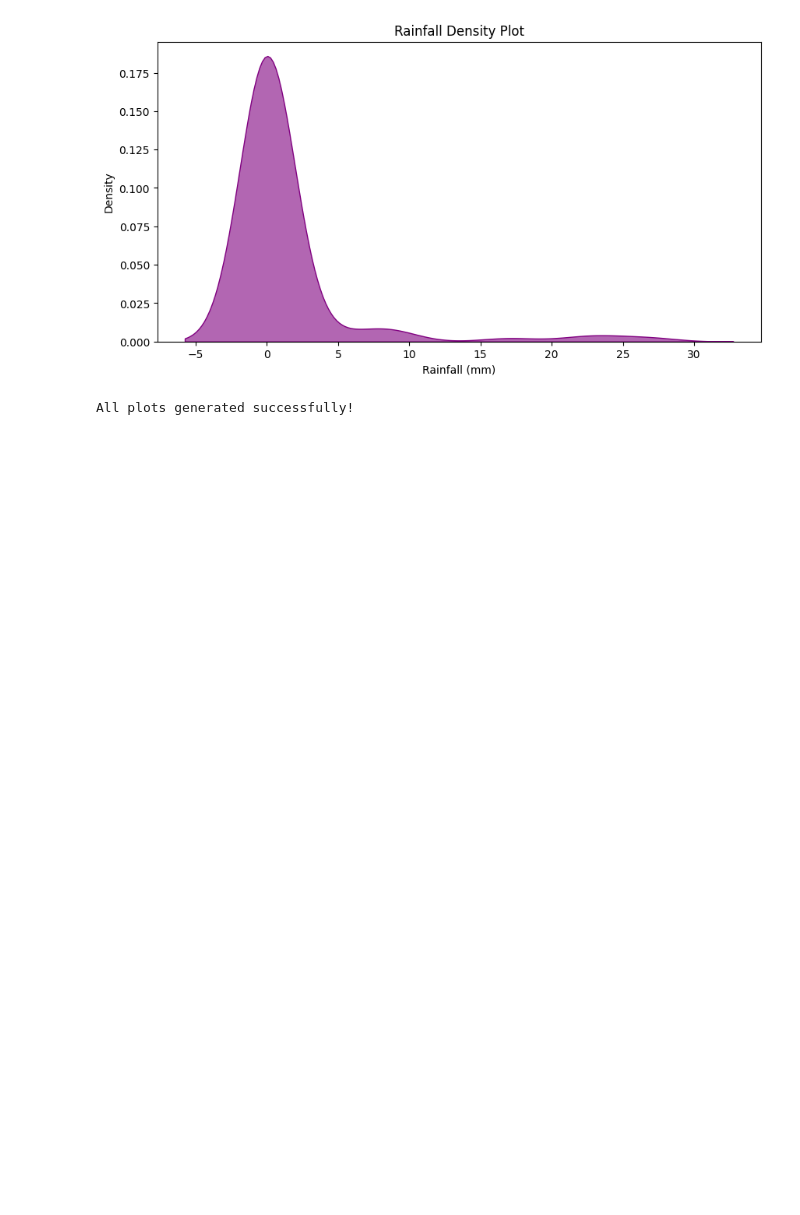
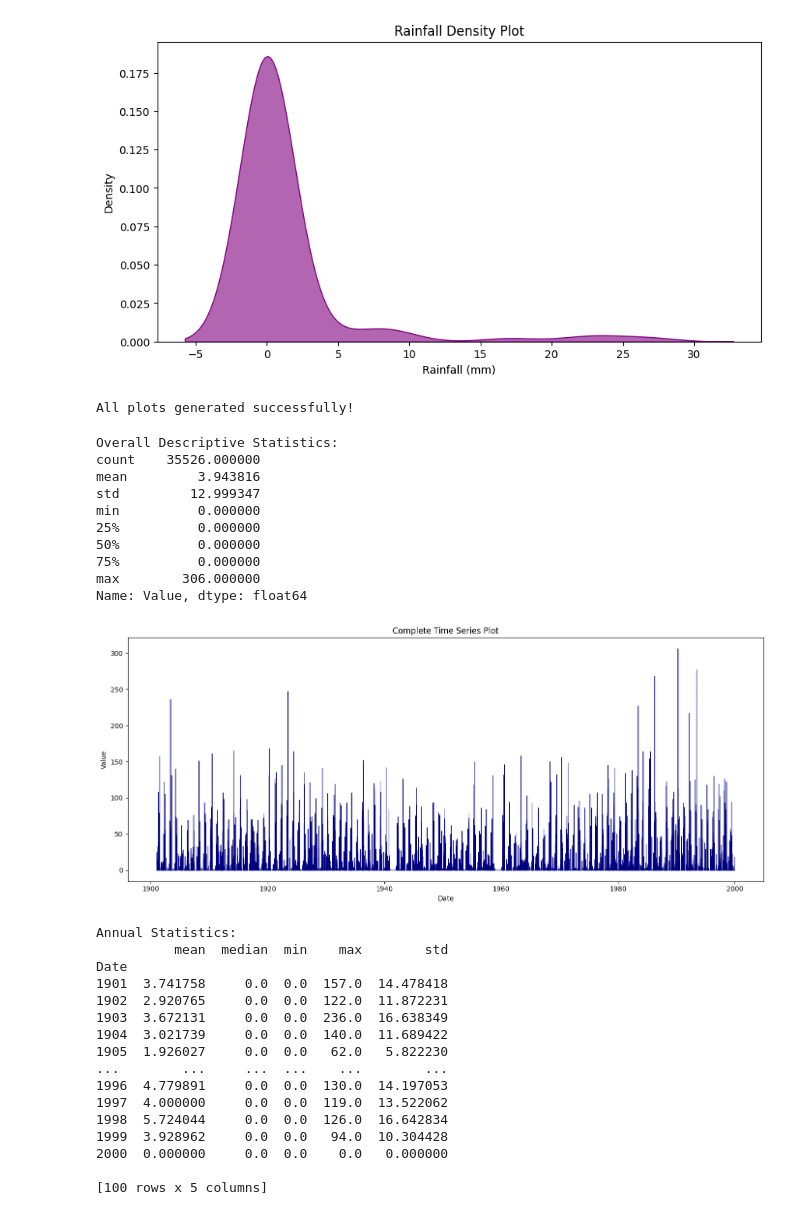
Before and after one commit to uditbaliyan/ISSA, a Jupyter notebook: research_nb/fid.ipynb, the cells around one changed output. Cells and saved outputs as stored; diff of their text form; code cells hidden in the pictures; blank space fills up the shorter version.

```diff
--- a/research_nb/fid.ipynb
+++ b/research_nb/fid.ipynb
@@ -93,0 +110,80 @@ All plots generated successfully!
+# %%
+
+# Convert the data to long format:
+# - id_vars: the Days column (each row represents a day-of-year)
+# - var_name: 'Year' (each column header becomes a value in the Year column)
+# - value_name: 'Value' (the measurement)
+df_long = df_wide.melt(id_vars="Days", var_name="Year", value_name="Value")
+# %%
+
+# Convert data types
+df_long['Year'] = df_long['Year'].astype(int)
+df_long['Days'] = df_long['Days'].astype(int)
+
+# Create a proper Date column by combining Year and Day-of-Year.
+# (Note: since each year has exactly 365 days, we treat 'Days' as day-of-year.)
+df_long['Date'] = pd.to_datetime(df_long['Year'], format='%Y') + pd.to_timedelta(df_long['Days'] - 1, unit='D')
+df_long.sort_values('Date', inplace=True)
+df_long.set_index('Date', inplace=True)
+# %%
+# =============================================================================
+# 2. EXPLORATORY DATA ANALYSIS (EDA)
+# =============================================================================
+
+# 2a. Descriptive statistics:
+print("Overall Descriptive Statistics:")
+print(df_long['Value'].describe())
+
+# 2b. Time Series Plot:
+plt.figure(figsize=(14,6))
+plt.plot(df_long.index, df_long['Value'], color='navy', linewidth=0.8)
+plt.title("Complete Time Series Plot")
+plt.xlabel("Date")
+plt.ylabel("Value")
+plt.tight_layout()
+plt.show()
+
+# 2c. Annual Statistics: Compute summary statistics per year.
+annual_stats = df_long.groupby(df_long.index.year)['Value'].agg(['mean', 'median', 'min', 'max', 'std'])
+print("\nAnnual Statistics:")
+print(annual_stats)
+
+# 2d. Heatmap of Daily Averages by Year:
+# Create a pivot table with Day-of-Year on rows and Year on columns.
+df_long['DayOfYear'] = df_long.index.dayofyear
+heatmap_data = df_long.pivot_table(index='DayOfYear', columns='Year', values='Value', aggfunc=np.mean)
+plt.figure(figsize=(16,8))
+sns.heatmap(heatmap_data, cmap="viridis", cbar_kws={'label': 'Average Value'})
+plt.title("Heatmap of Daily Average Values by Year")
+plt.xlabel("Year")
+plt.ylabel("Day of Year")
+plt.tight_layout()
+plt.show()
+# %% [output]
+Overall Descriptive Statistics:
+count    35526.000000
+mean         3.943816
+std         12.999347
+min          0.000000
+25%          0.000000
+50%          0.000000
+75%          0.000000
+max        306.000000
+Name: Value, dtype: float64
+[figure, added]
+Annual Statistics:
+          mean  median  min    max        std
+Date
+1901  3.741758     0.0  0.0  157.0  14.478418
+1902  2.920765     0.0  0.0  122.0  11.872231
+1903  3.672131     0.0  0.0  236.0  16.638349
+1904  3.021739     0.0  0.0  140.0  11.689422
+1905  1.926027     0.0  0.0   62.0   5.822230
+...        ...     ...  ...    ...        ...
+1996  4.779891     0.0  0.0  130.0  14.197053
+1997  4.000000     0.0  0.0  119.0  13.522062
+1998  5.724044     0.0  0.0  126.0  16.642834
+1999  3.928962     0.0  0.0   94.0  10.304428
+2000  0.000000     0.0  0.0    0.0   0.000000
+
+[100 rows x 5 columns]
```
Also changed, not shown: parts of 4 cells of this notebook, 54 other files.
